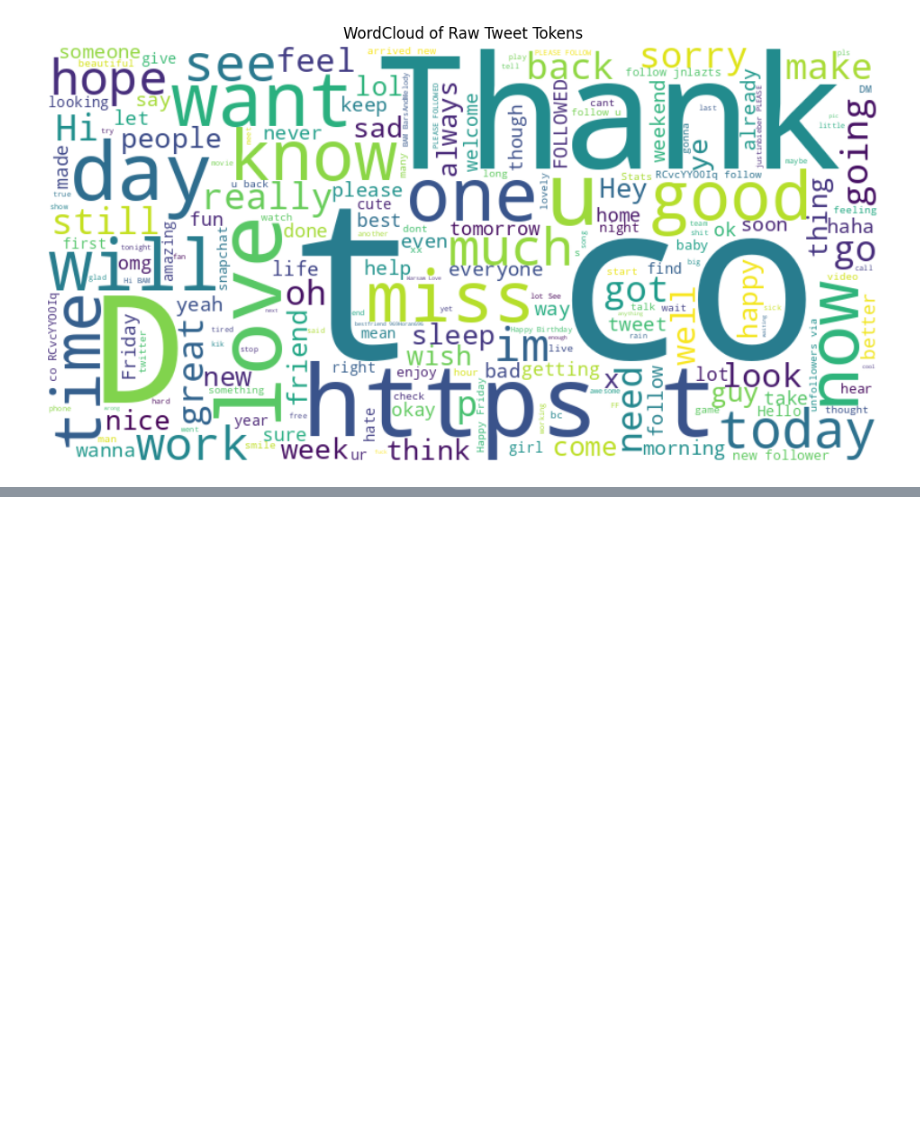
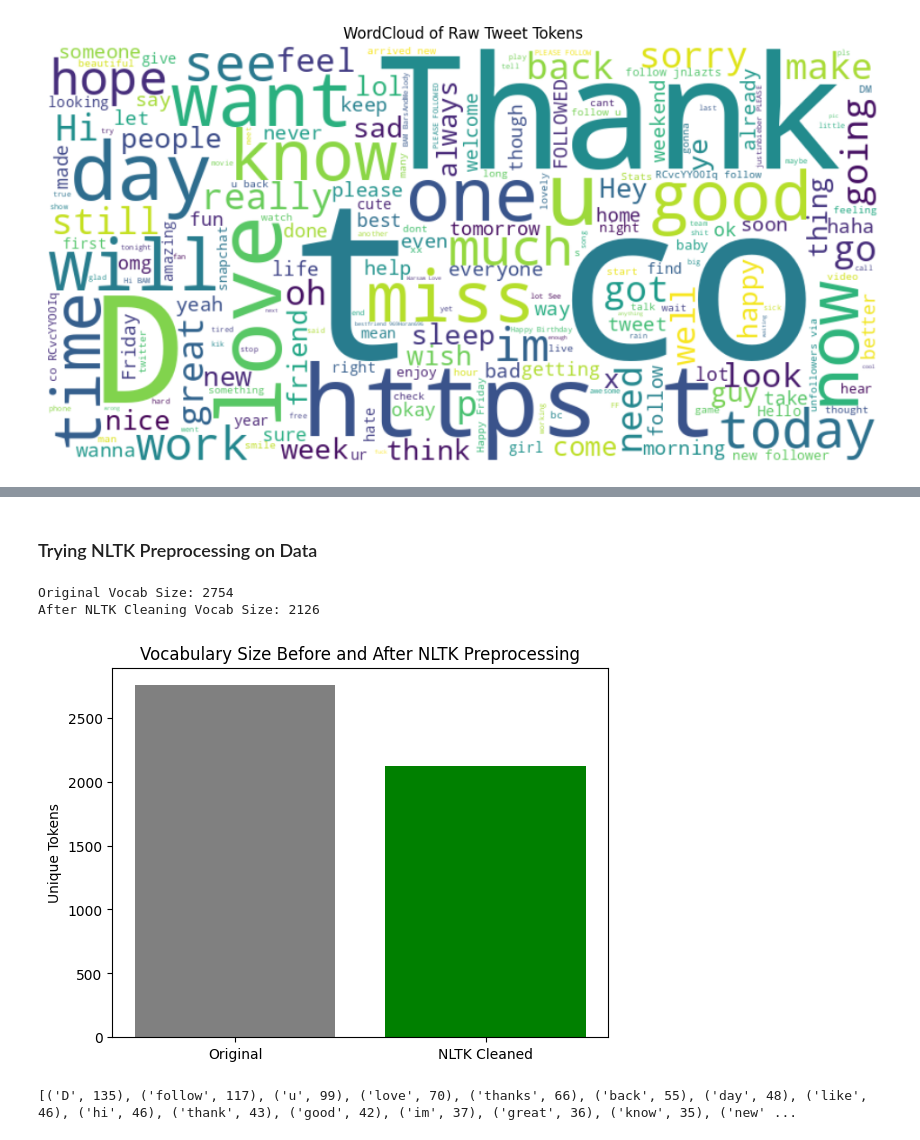
Before and after one commit to TarneemAlaa1/text-preprocessing-nlp, a Jupyter notebook: text-preprocessing-nlp.ipynb, the cells around one changed output, grey strips where cells are left out. Drawn from its saved outputs; the diff is of its cells as text; code cells hidden in the pictures; blank space fills up the shorter version.

Commit message:
NLTK Preprocessing

```diff
--- a/text-preprocessing-nlp.ipynb
+++ b/text-preprocessing-nlp.ipynb
@@ -165,0 +250,17 @@ plt.show()
+# %%
+# NLTK Preprocessing function
+def preprocess_nltk(text):
+    # 1. Tokenize
+    tokens = tokenizer.tokenize(text)
+
+    # 2. Remove punctuation, numbers and non-alphabetic tokens
+    tokens = [re.sub(r'[^\w\s]', '', token) for token in tokens]
+    tokens = [token for token in tokens if token.isalpha()]
+
+    # 3. Remove stopwords
+    tokens = [token for token in tokens if token not in stop_words]
+
+    # 4. Lemmatize
+    tokens = [lemmatizer.lemmatize(token) for token in tokens]
+
+    return tokens
@@ -165,0 +289,38 @@ plt.show()
+# %% [markdown]
+### Trying NLTK Preprocessing on Data
+# %%
+# Cleaning & Preprocessing first 1000 tweets using the nltk preprocessing function
+preprocessed_tweets_nltk = [preprocess_nltk(tweet) for tweet in tweets[:1000]]
+# %%
+# Compare sizes of tokenized before and after preprocessing
+
+# Tokenized tweets with no cleaning
+original_tokens = [token for tweet in tweets[:1000] for token in tokenizer.tokenize(tweet)]
+
+# Preprocessed tweets
+cleaned_tokens = [token for tweet in preprocessed_tweets_nltk for token in tweet]
+
+vocab_original = set(original_tokens)
+vocab_cleaned = set(cleaned_tokens)
+
+print("Original Vocab Size:", len(vocab_original))
+print("After NLTK Cleaning Vocab Size:", len(vocab_cleaned))
+# %% [output]
+Original Vocab Size: 2754
+After NLTK Cleaning Vocab Size: 2126
+# %%
+labels = ['Original', 'NLTK Cleaned']
+sizes = [len(vocab_original), len(vocab_cleaned)]
+
+plt.bar(labels, sizes, color=['gray', 'green'])
+plt.title('Vocabulary Size Before and After NLTK Preprocessing')
+plt.ylabel('Unique Tokens')
+plt.show()
+# %% [output]
+[figure, added]
+# %%
+# Top 20 tokens after nltk preprocessing
+token_freq_nltk_cleaned = Counter(cleaned_tokens)
+print(token_freq_nltk_cleaned.most_common(20))
+# %% [output]
+[('D', 135), ('follow', 117), ('u', 99), ('love', 70), ('thanks', 66), ('back', 55), ('day', 48), ('like', 46), ('hi', 46), ('thank', 43), ('good', 42), ('im', 37), ('great', 36), ('know', 35), ('new' ...
```
Also changed, not shown: parts of 10 cells of this notebook.
